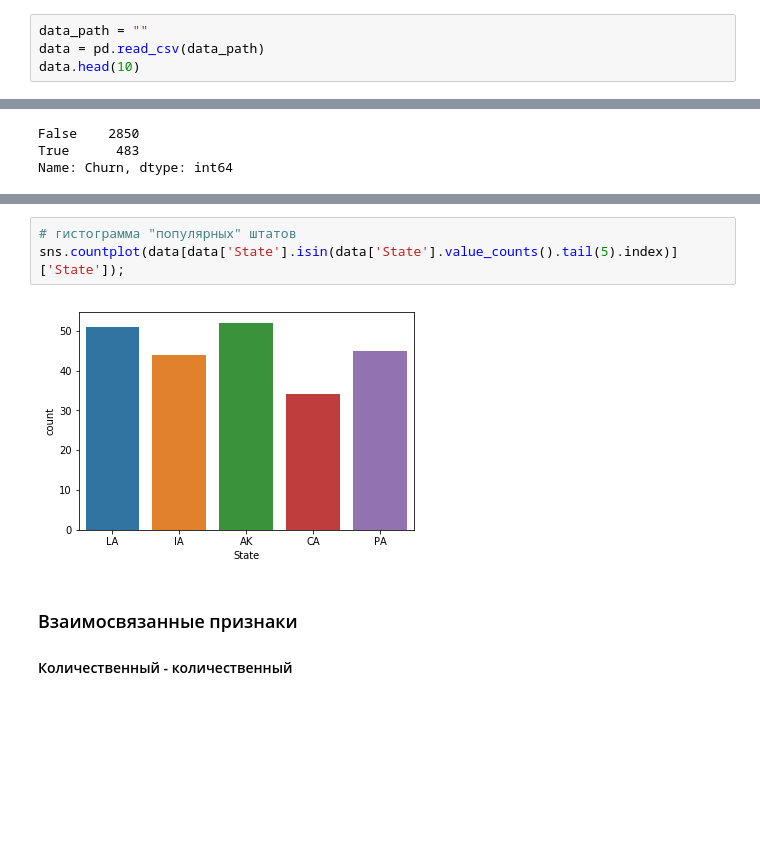
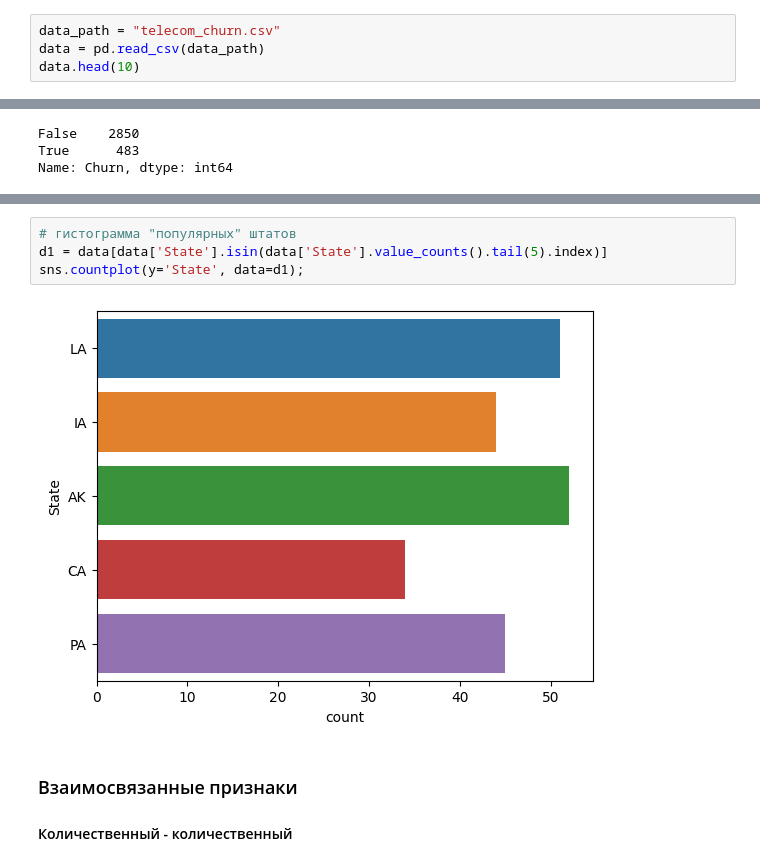
Before and after one commit to enikolaev/Algorithmization_and_programming, a Jupyter notebook: Практическая_работа_11.ipynb, the cells around one changed output, grey strips where cells are left out. Saved outputs shown, nothing was run; the diff lists cells and outputs as text; blank space fills up the shorter version.

```diff
--- a/Практическая_работа_11.ipynb
+++ b/Практическая_работа_11.ipynb
@@ -15,5 +28,5 @@ import seaborn as sns
 # %%
-data_path = ""
+data_path = "telecom_churn.csv"
 data = pd.read_csv(data_path)
 data.head(10)
 # %% [output]
@@ -138,8 +151,9 @@ sns.countplot(data['State']);
 # %%
 # гистограмма "популярных" штатов
-sns.countplot(data[data['State'].isin(data['State'].value_counts().tail(5).index)]['State']);
+d1 = data[data['State'].isin(data['State'].value_counts().tail(5).index)]
+sns.countplot(y='State', data=d1);
 # %% [output]
-[figure, old version]
+[figure, new version]
 # %% [markdown]
 ### Взаимосвязанные признаки
 #### Количественный - количественный
```
Also changed, not shown: parts of 21 cells of this notebook.
